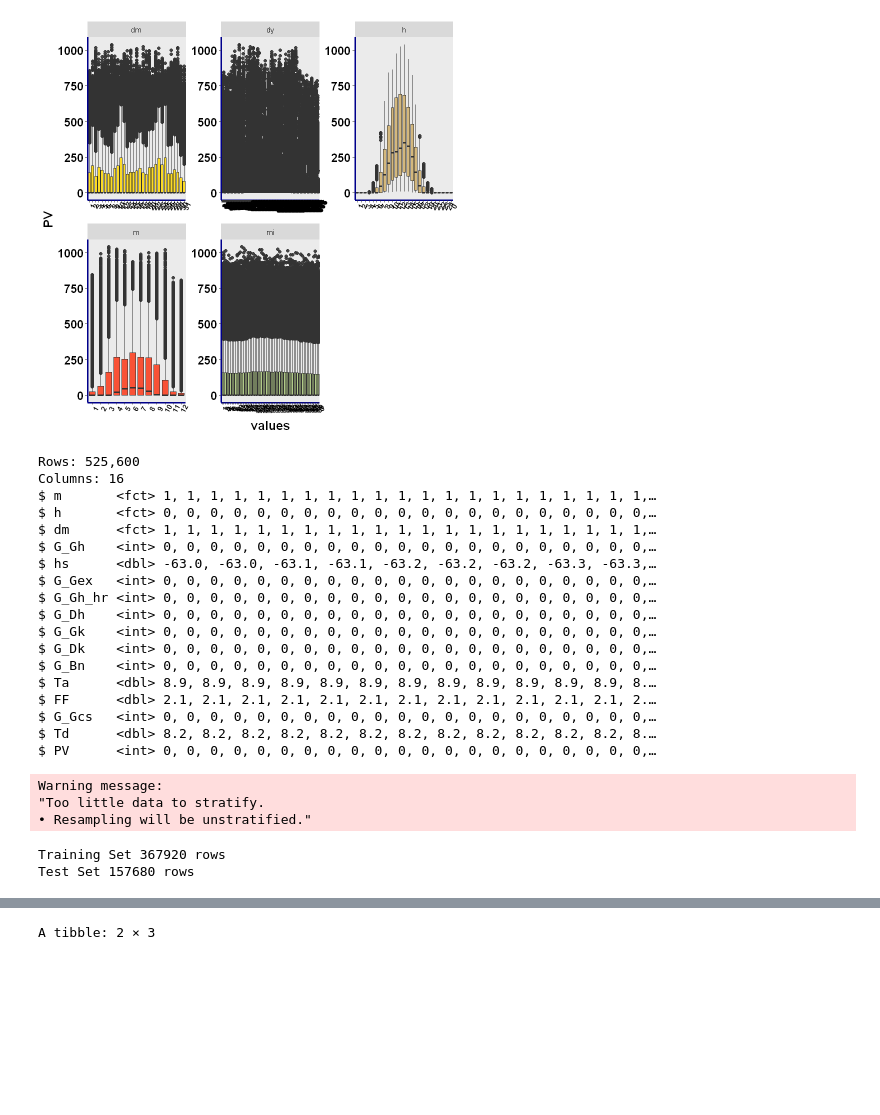
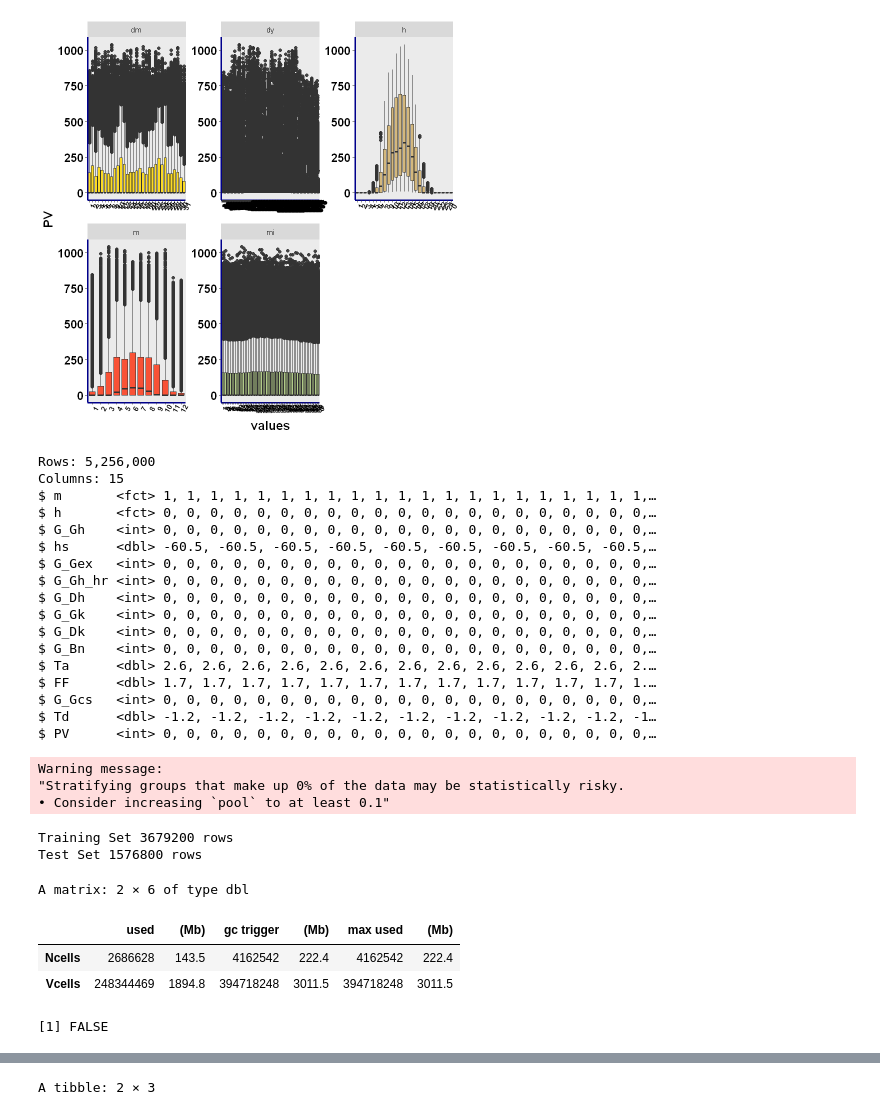
Before and after one commit to DMMinhas/EEEIC23, a Jupyter notebook: multicitypowerprediction.ipynb, the cells around one changed output, grey strips where cells are left out. Cells and saved outputs as stored; diff of their text form; code cells hidden in the pictures; blank space fills up the shorter version.

```diff
--- a/multicitypowerprediction.ipynb
+++ b/multicitypowerprediction.ipynb
@@ -166,30 +158,29 @@ ggsave(filename = "PV_cat_dis.png", width=15, height=5)
 # %%
 # Select desired features and labels
 Saar_select <- Saar_hour %>%
-  select(c(m, h, dm, G_Gh, hs, G_Gex, G_Gh_hr, G_Dh, G_Gk, G_Dk, G_Bn, Ta, FF, G_Gcs, Td, PV)) %>%
+  select(c(m, h, G_Gh, hs, G_Gex, G_Gh_hr, G_Dh, G_Gk, G_Dk, G_Bn, Ta, FF, G_Gcs, Td, PV)) %>%
   # Encode certain features as categorical
-  mutate(across(1:3, factor))
+  mutate(across(1:2, factor))
 
 # Get a glimpse of your data
 glimpse(Saar_select)
 # %% [output]
-Rows: 525,600
-Columns: 16
+Rows: 5,256,000
+Columns: 15
 $ m       <fct> 1, 1, 1, 1, 1, 1, 1, 1, 1, 1, 1, 1, 1, 1, 1, 1, 1, 1, 1, 1, 1,…
 $ h       <fct> 0, 0, 0, 0, 0, 0, 0, 0, 0, 0, 0, 0, 0, 0, 0, 0, 0, 0, 0, 0, 0,…
-$ dm      <fct> 1, 1, 1, 1, 1, 1, 1, 1, 1, 1, 1, 1, 1, 1, 1, 1, 1, 1, 1, 1, 1,…
 $ G_Gh    <int> 0, 0, 0, 0, 0, 0, 0, 0, 0, 0, 0, 0, 0, 0, 0, 0, 0, 0, 0, 0, 0,…
-$ hs      <dbl> -63.0, -63.0, -63.1, -63.1, -63.2, -63.2, -63.2, -63.3, -63.3,…
+$ hs      <dbl> -60.5, -60.5, -60.5, -60.5, -60.5, -60.5, -60.5, -60.5, -60.5,…
 $ G_Gex   <int> 0, 0, 0, 0, 0, 0, 0, 0, 0, 0, 0, 0, 0, 0, 0, 0, 0, 0, 0, 0, 0,…
 $ G_Gh_hr <int> 0, 0, 0, 0, 0, 0, 0, 0, 0, 0, 0, 0, 0, 0, 0, 0, 0, 0, 0, 0, 0,…
 $ G_Dh    <int> 0, 0, 0, 0, 0, 0, 0, 0, 0, 0, 0, 0, 0, 0, 0, 0, 0, 0, 0, 0, 0,…
 $ G_Gk    <int> 0, 0, 0, 0, 0, 0, 0, 0, 0, 0, 0, 0, 0, 0, 0, 0, 0, 0, 0, 0, 0,…
 $ G_Dk    <int> 0, 0, 0, 0, 0, 0, 0, 0, 0, 0, 0, 0, 0, 0, 0, 0, 0, 0, 0, 0, 0,…
 $ G_Bn    <int> 0, 0, 0, 0, 0, 0, 0, 0, 0, 0, 0, 0, 0, 0, 0, 0, 0, 0, 0, 0, 0,…
-$ Ta      <dbl> 8.9, 8.9, 8.9, 8.9, 8.9, 8.9, 8.9, 8.9, 8.9, 8.9, 8.9, 8.9, 8.…
-$ FF      <dbl> 2.1, 2.1, 2.1, 2.1, 2.1, 2.1, 2.1, 2.1, 2.1, 2.1, 2.1, 2.1, 2.…
+$ Ta      <dbl> 2.6, 2.6, 2.6, 2.6, 2.6, 2.6, 2.6, 2.6, 2.6, 2.6, 2.6, 2.6, 2.…
+$ FF      <dbl> 1.7, 1.7, 1.7, 1.7, 1.7, 1.7, 1.7, 1.7, 1.7, 1.7, 1.7, 1.7, 1.…
 $ G_Gcs   <int> 0, 0, 0, 0, 0, 0, 0, 0, 0, 0, 0, 0, 0, 0, 0, 0, 0, 0, 0, 0, 0,…
-$ Td      <dbl> 8.2, 8.2, 8.2, 8.2, 8.2, 8.2, 8.2, 8.2, 8.2, 8.2, 8.2, 8.2, 8.…
+$ Td      <dbl> -1.2, -1.2, -1.2, -1.2, -1.2, -1.2, -1.2, -1.2, -1.2, -1.2, -1…
 $ PV      <int> 0, 0, 0, 0, 0, 0, 0, 0, 0, 0, 0, 0, 0, 0, 0, 0, 0, 0, 0, 0, 0,…
 # %%
 # Split 70% of the data for training and the rest for testing
@@ -197,7 +188,7 @@ set.seed(2056)
 Saar_split <- Saar_select %>%
   initial_split(prop = 0.7,
   # splitting data evenly on the holiday variable
-                strata = m)
+                strata = h, pool = 0.0)
 
 # Extract the data in each split
 Saar_train <- training(Saar_split)
@@ -208,10 +199,19 @@ cat("Training Set", nrow(Saar_train), "rows",
     "\nTest Set", nrow(Saar_test), "rows")
 # %% [output]
 Warning message:
-"Too little data to stratify.
-• Resampling will be unstratified."
+"Stratifying groups that make up 0% of the data may be statistically risky.
+• Consider increasing `pool` to at least 0.1"
-Training Set 367920 rows
-Test Set 157680 rows
+Training Set 3679200 rows
+Test Set 1576800 rows
+# %%
+gc() #This will free up unused RAM
+gcinfo(TRUE)
+# %% [output]
+A matrix: 2 × 6 of type dbl
+|  | used | (Mb) | gc trigger | (Mb) | max used | (Mb) |
+| Ncells | 2686628 | 143.5 | 4162542 | 222.4 | 4162542 | 222.4 |
+| Vcells | 248344469 | 1894.8 | 394718248 | 3011.5 | 394718248 | 3011.5 |
+[1] FALSE
 # %%
 # Build a linear model specification
 lm_spec <-
```
Also changed, not shown: parts of 11 cells of this notebook.
